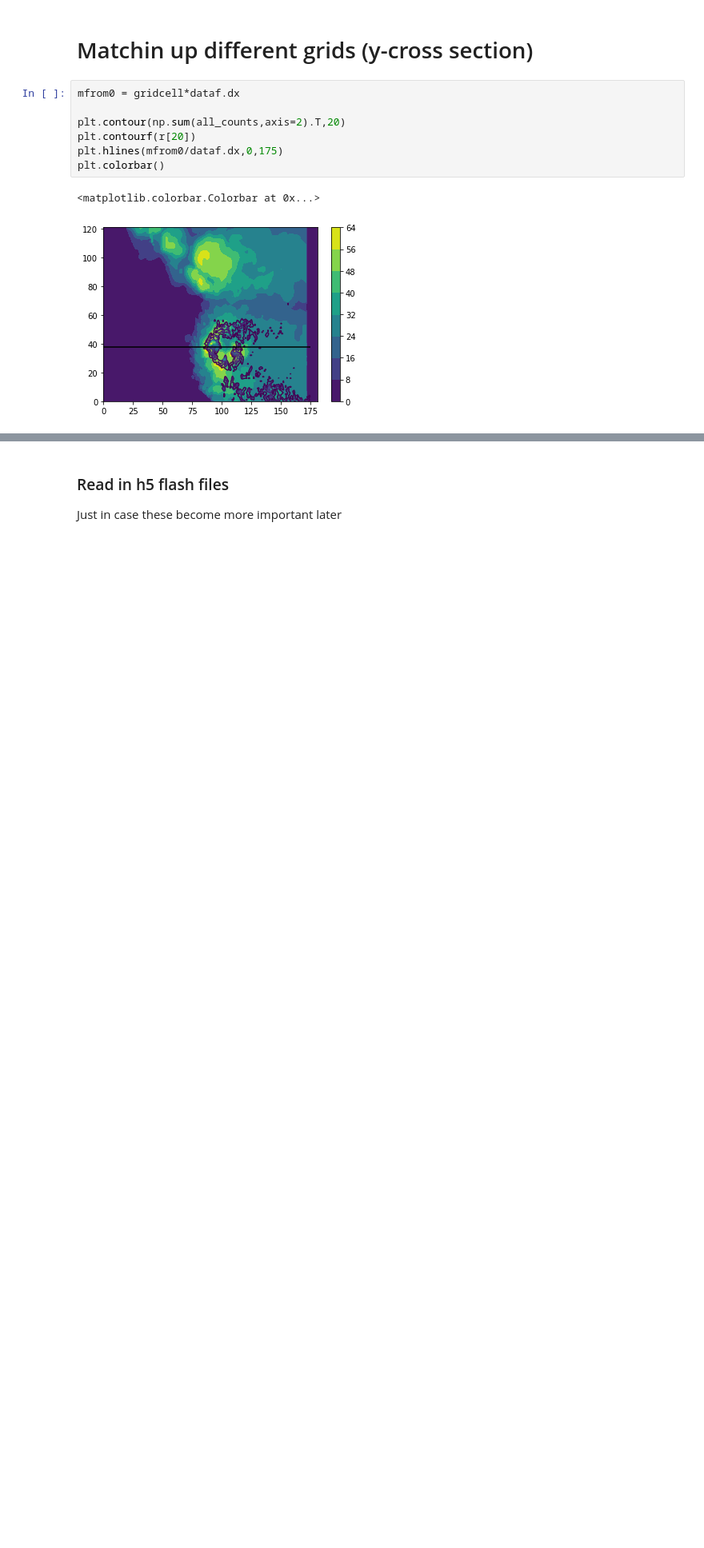
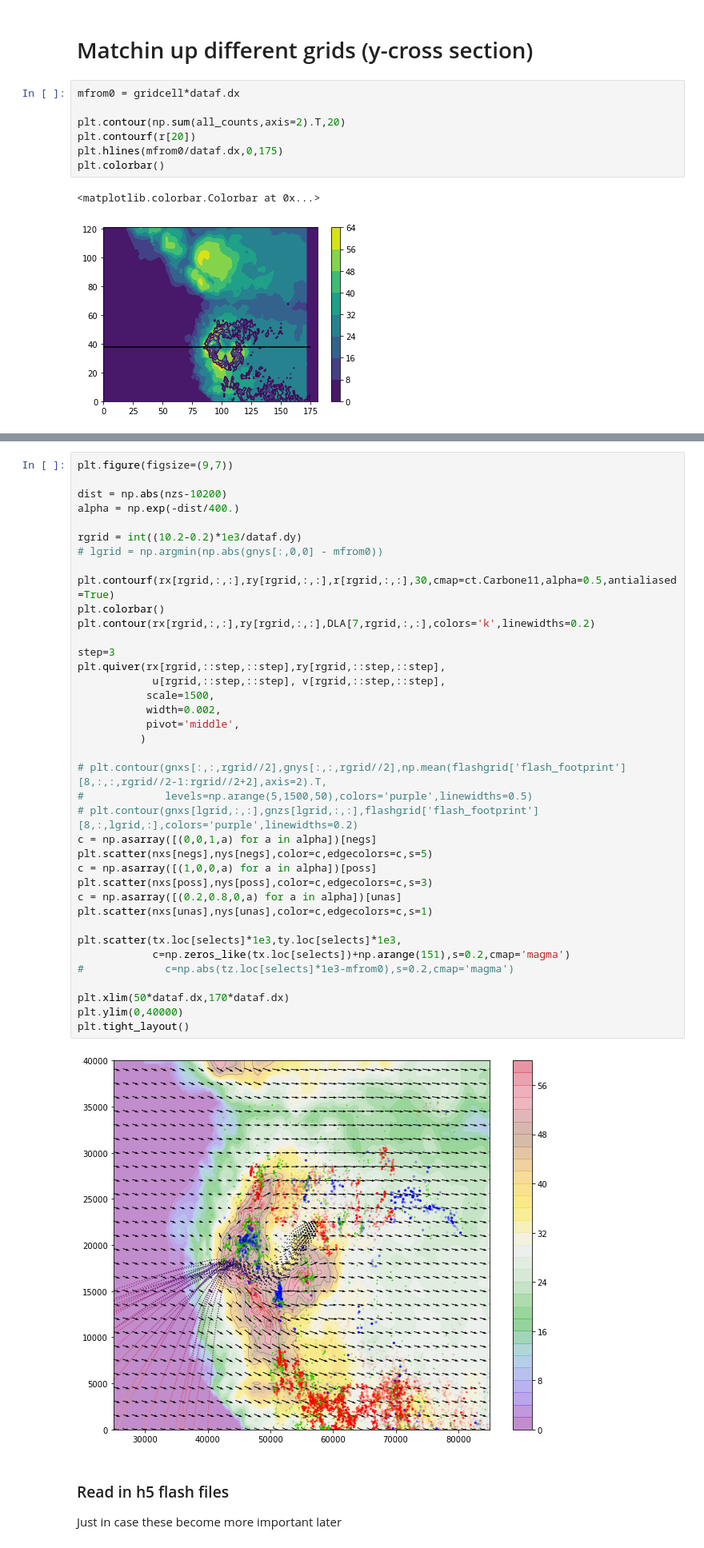
Before and after one commit to vbalderdash/varout_data, a Jupyter notebook: readout.ipynb, the cells around one changed output, grey strips where cells are left out. Shown at 80% size. Cells and saved outputs as stored; diff of their text form; blank space fills up the shorter version.

```diff
--- a/readout.ipynb
+++ b/readout.ipynb
@@ -209,3 +273,43 @@ plt.tight_layout()
+# %%
+plt.figure(figsize=(9,7))
+
+dist = np.abs(nzs-10200)
+alpha = np.exp(-dist/400.)
+
+rgrid = int((10.2-0.2)*1e3/dataf.dy)
+# lgrid = np.argmin(np.abs(gnys[:,0,0] - mfrom0))
+
+plt.contourf(rx[rgrid,:,:],ry[rgrid,:,:],r[rgrid,:,:],30,cmap=ct.Carbone11,alpha=0.5,antialiased=True)
+plt.colorbar()
+plt.contour(rx[rgrid,:,:],ry[rgrid,:,:],DLA[7,rgrid,:,:],colors='k',linewidths=0.2)
+
+step=3
+plt.quiver(rx[rgrid,::step,::step],ry[rgrid,::step,::step],
+            u[rgrid,::step,::step], v[rgrid,::step,::step],
+           scale=1500,
+           width=0.002,
+           pivot='middle',
+          )
+
+# plt.contour(gnxs[:,:,rgrid//2],gnys[:,:,rgrid//2],np.mean(flashgrid['flash_footprint'][8,:,:,rgrid//2-1:rgrid//2+2],axis=2).T,
+#             levels=np.arange(5,1500,50),colors='purple',linewidths=0.5)
+# plt.contour(gnxs[lgrid,:,:],gnzs[lgrid,:,:],flashgrid['flash_footprint'][8,:,lgrid,:],colors='purple',linewidths=0.2)
+c = np.asarray([(0,0,1,a) for a in alpha])[negs]
+plt.scatter(nxs[negs],nys[negs],color=c,edgecolors=c,s=5)
+c = np.asarray([(1,0,0,a) for a in alpha])[poss]
+plt.scatter(nxs[poss],nys[poss],color=c,edgecolors=c,s=3)
+c = np.asarray([(0.2,0.8,0,a) for a in alpha])[unas]
+plt.scatter(nxs[unas],nys[unas],color=c,edgecolors=c,s=1)
+
+plt.scatter(tx.loc[selects]*1e3,ty.loc[selects]*1e3,
+            c=np.zeros_like(tx.loc[selects])+np.arange(151),s=0.2,cmap='magma')
+#             c=np.abs(tz.loc[selects]*1e3-mfrom0),s=0.2,cmap='magma')
+
+plt.xlim(50*dataf.dx,170*dataf.dx)
+plt.ylim(0,40000)
+plt.tight_layout()
+# %% [output]
+[figure, added]
 # %% [markdown]
 ### Read in h5 flash files
 
```
Also changed, not shown: parts of 8 cells of this notebook.
